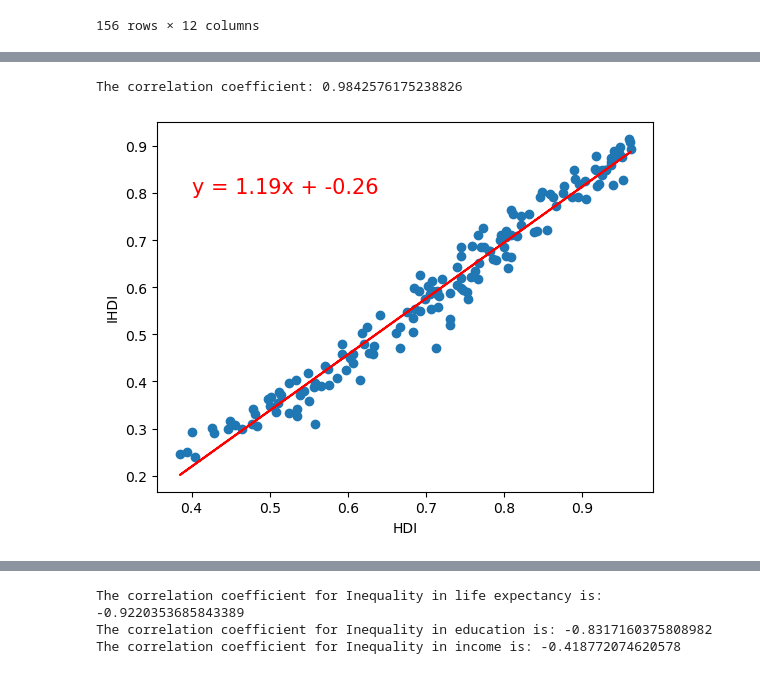
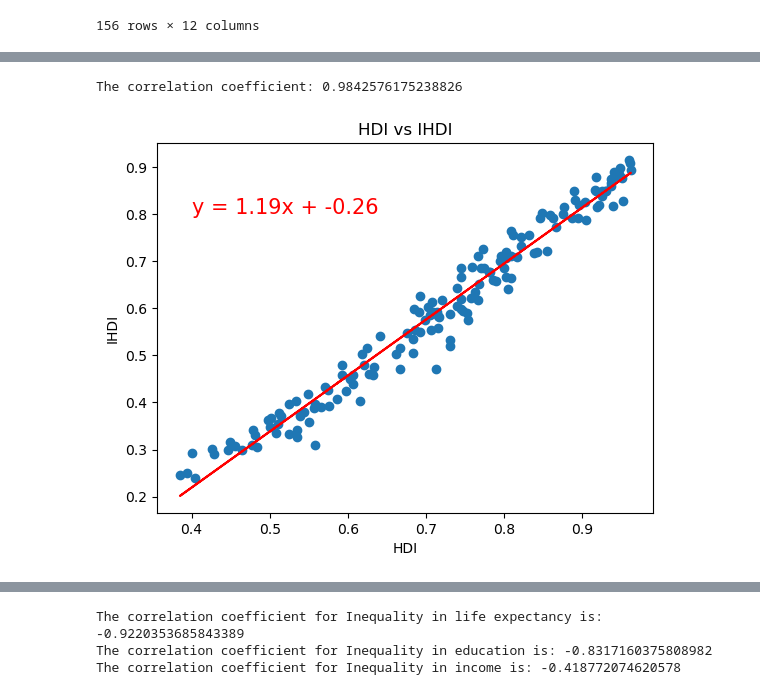
Before and after one commit to AbdullaMashaly/Human_Development_Index, a Jupyter notebook: HDI_Analysis.ipynb, the cells around one changed output, grey strips where cells are left out. Drawn from its saved outputs; the diff is of its cells as text; code cells hidden in the pictures.

```diff
--- a/HDI_Analysis.ipynb
+++ b/HDI_Analysis.ipynb
@@ -182,17 +182,18 @@ HDI_IHDI.describe()
 # %%
 # Scatter Plot of HDI vs IHDI
 x_values = HDI_IHDI['Human Development Index 2021']
 y_values = HDI_IHDI['ihdi_2021']
 (slope, intercept, rvalue, pvalue, stderr) = linregress(x_values, y_values)
 regress_values = x_values * slope + intercept
 line_eq = "y = " + str(round(slope,2)) + "x + " + str(round(intercept,2))
 plt.scatter(x_values,y_values)
 plt.plot(x_values,regress_values,"r-")
 plt.annotate(line_eq,(0.4,0.8),fontsize=15,color="red")
 plt.xlabel('HDI')
 plt.ylabel('IHDI')
+plt.title('HDI vs IHDI')
 print(f"The correlation coefficient: {rvalue}")
 plt.show()
 # %% [output]
 The correlation coefficient: 0.9842576175238826
-[figure, old version]
+[figure, new version]
```
Also changed, not shown: parts of 1 cell of this notebook.
